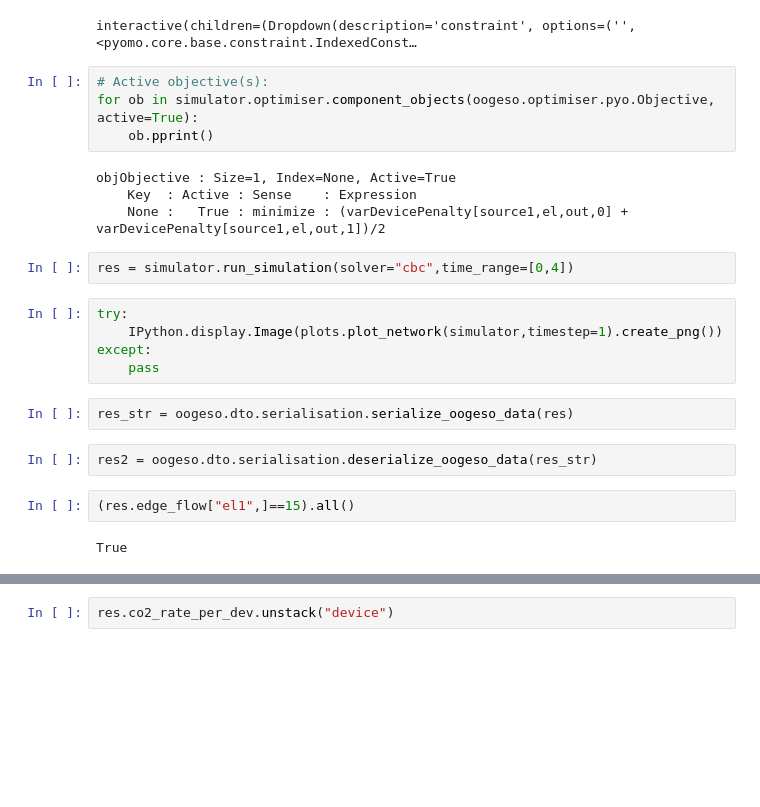
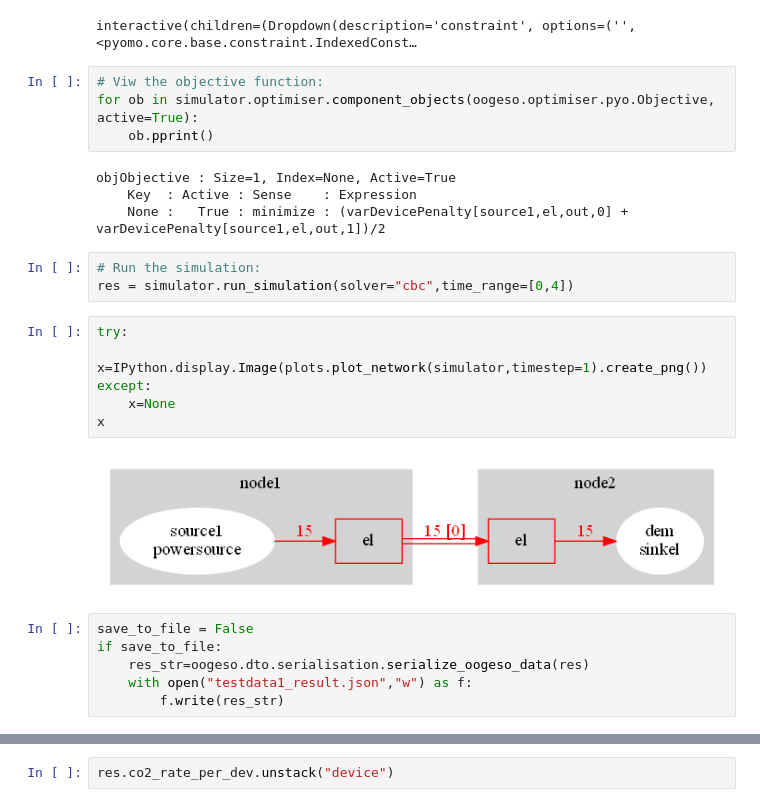
Before and after one commit to oogeso/oogeso, a Jupyter notebook: examples/test_case1.ipynb, the cells around one changed output, grey strips where cells are left out. Cells and saved outputs as stored; diff of their text form; blank space fills up the shorter version.

Commit message:
Fix: Example networks (#101)

```diff
--- a/examples/test_case1.ipynb
+++ b/examples/test_case1.ipynb
@@ -23,7 +22,7 @@ def showdata(constraint):
 # %% [output]
 interactive(children=(Dropdown(description='constraint', options=('', <pyomo.core.base.constraint.IndexedConst…
 # %%
-# Active objective(s):
+# Viw the objective function:
 for ob in simulator.optimiser.component_objects(oogeso.optimiser.pyo.Objective, active=True):
     ob.pprint()
 # %% [output]
@@ -31,18 +30,20 @@ objObjective : Size=1, Index=None, Active=True
     Key  : Active : Sense    : Expression
     None :   True : minimize : (varDevicePenalty[source1,el,out,0] + varDevicePenalty[source1,el,out,1])/2
 # %%
+# Run the simulation:
 res = simulator.run_simulation(solver="cbc",time_range=[0,4])
 # %%
 try:
-    IPython.display.Image(plots.plot_network(simulator,timestep=1).create_png())
+    x=IPython.display.Image(plots.plot_network(simulator,timestep=1).create_png())
 except:
-    pass
+    x=None
+x
+# %% [output]
+[figure, added]
 # %%
-res_str = oogeso.dto.serialisation.serialize_oogeso_data(res)
+save_to_file = False
+if save_to_file:
+    res_str=oogeso.dto.serialisation.serialize_oogeso_data(res)
+    with open("testdata1_result.json","w") as f:
+        f.write(res_str)
-# %%
-res2 = oogeso.dto.serialisation.deserialize_oogeso_data(res_str)
-# %%
-(res.edge_flow["el1",]==15).all()
-# %% [output]
-True
 # %%
```
Also changed, not shown: parts of 3 cells of this notebook, 5 other files.
